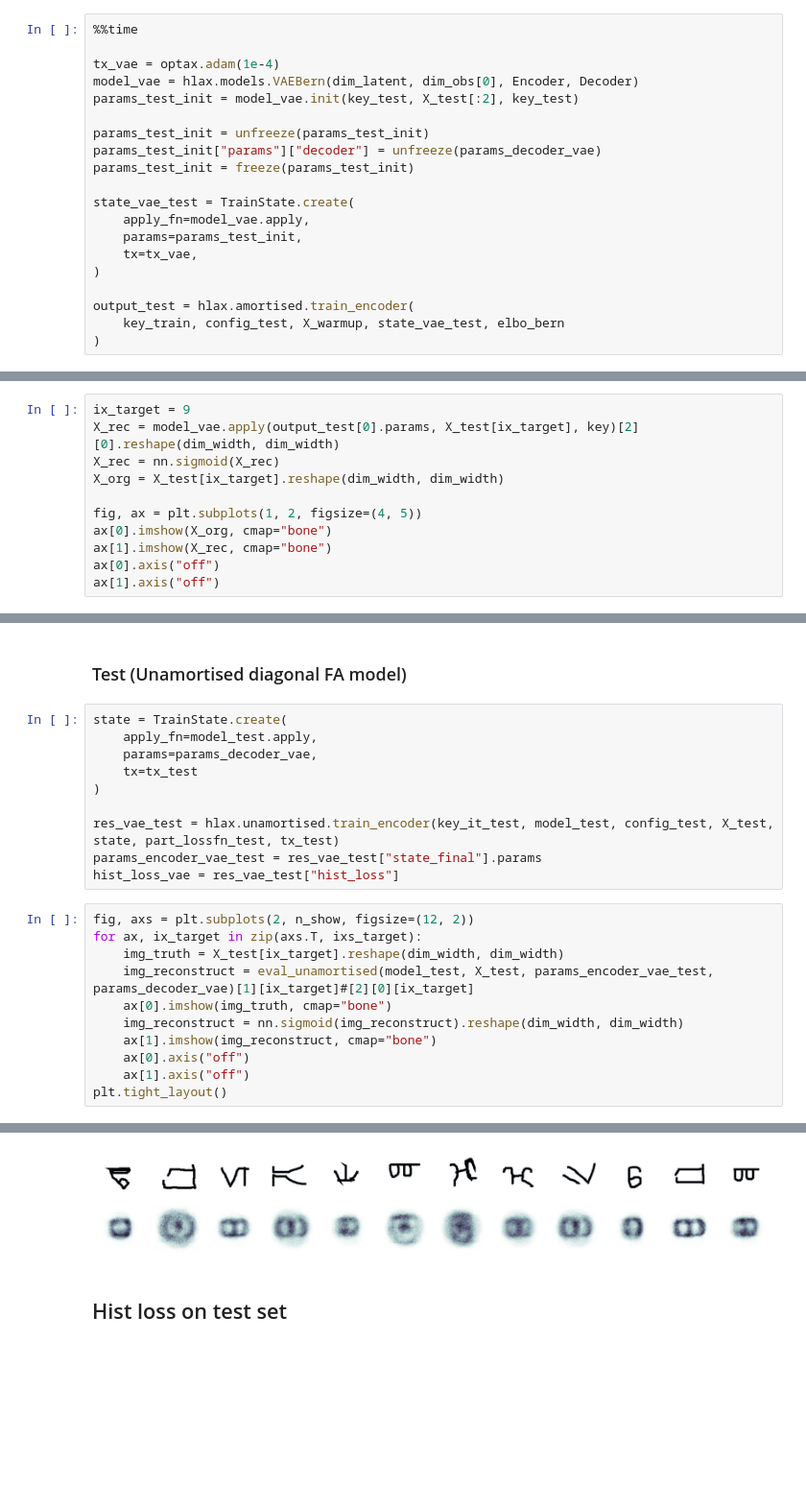
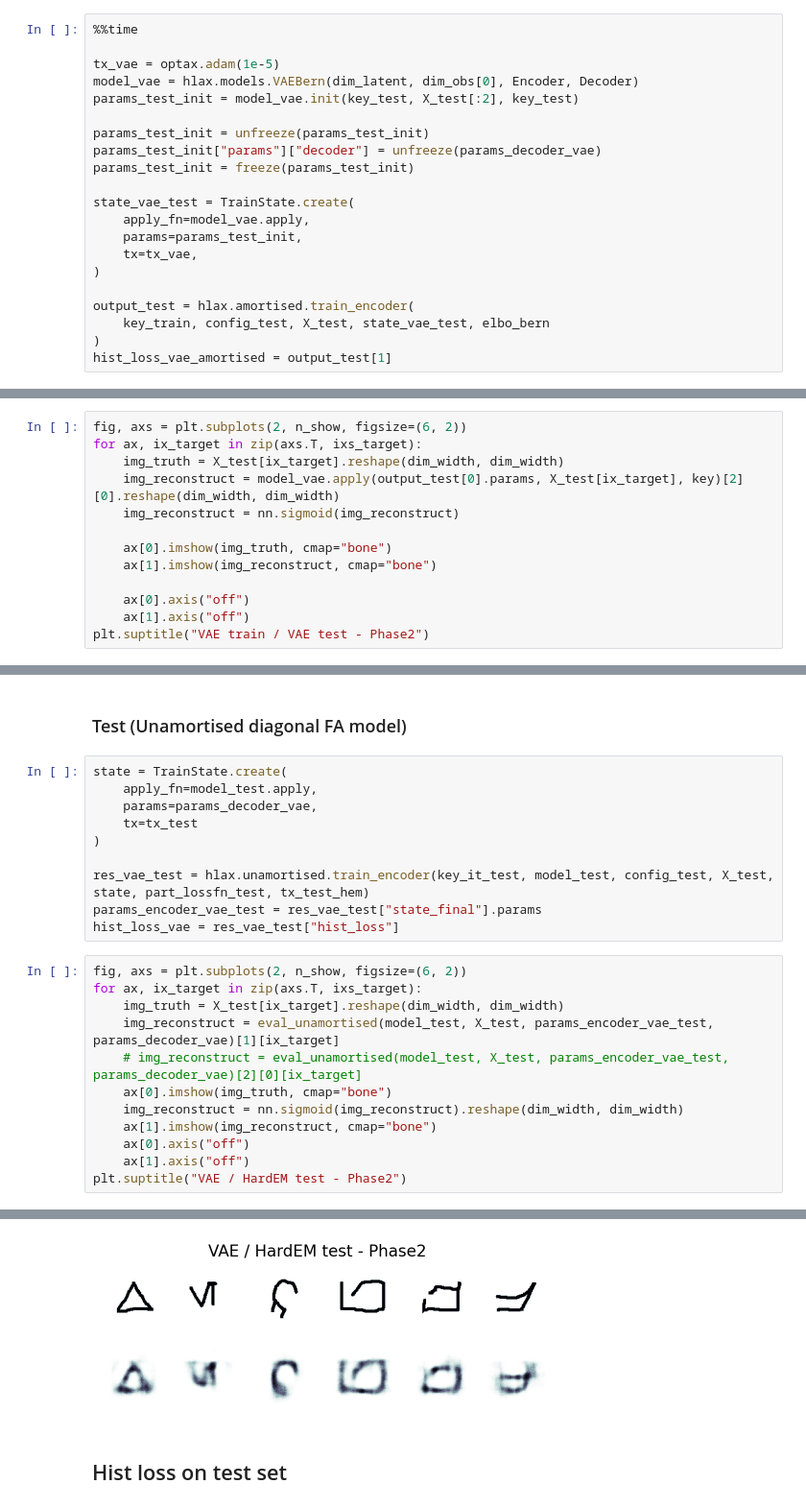
Before and after one commit to gerdm/hard-em-lvm, a Jupyter notebook: notebooks/22-phase1-2-omniglot.ipynb, the cells around one changed output, grey strips where cells are left out. Shown at 96% size. Drawn from its saved outputs; the diff is of its cells as text; blank space fills up the shorter version.

```diff
--- a/notebooks/22-phase1-2-omniglot.ipynb
+++ b/notebooks/22-phase1-2-omniglot.ipynb
@@ -386,7 +408,7 @@ plt.imshow(X_rec, cmap="bone")
 # %%
 %%time
 
-tx_vae = optax.adam(1e-4)
+tx_vae = optax.adam(1e-5)
 model_vae = hlax.models.VAEBern(dim_latent, dim_obs[0], Encoder, Decoder)
 params_test_init = model_vae.init(key_test, X_test[:2], key_test)
 
@@ -401,6 +423,7 @@ state_vae_test = TrainState.create(
 )
 
 output_test = hlax.amortised.train_encoder(
-    key_train, config_test, X_warmup, state_vae_test, elbo_bern
+    key_train, config_test, X_test, state_vae_test, elbo_bern
 )
+hist_loss_vae_amortised = output_test[1]
 # %% [output]
@@ -409,11 +431,0 @@ Wall time: 7.04 s
-# %%
-ix_target = 9
-X_rec = model_vae.apply(output_test[0].params, X_test[ix_target], key)[2][0].reshape(dim_width, dim_width)
-X_rec = nn.sigmoid(X_rec)
-X_org = X_test[ix_target].reshape(dim_width, dim_width)
-
-fig, ax = plt.subplots(1, 2, figsize=(4, 5))
-ax[0].imshow(X_org, cmap="bone")
-ax[1].imshow(X_rec, cmap="bone")
-ax[0].axis("off")
-ax[1].axis("off")
@@ -422,0 +432,13 @@ ax[1].axis("off")
+# %%
+fig, axs = plt.subplots(2, n_show, figsize=(6, 2))
+for ax, ix_target in zip(axs.T, ixs_target):
+    img_truth = X_test[ix_target].reshape(dim_width, dim_width)
+    img_reconstruct = model_vae.apply(output_test[0].params, X_test[ix_target], key)[2][0].reshape(dim_width, dim_width)
+    img_reconstruct = nn.sigmoid(img_reconstruct)
+
+    ax[0].imshow(img_truth, cmap="bone")
+    ax[1].imshow(img_reconstruct, cmap="bone")
+
+    ax[0].axis("off")
+    ax[1].axis("off")
+plt.suptitle("VAE train / VAE test - Phase2")
@@ -429,18 +454,19 @@ state = TrainState.create(
     tx=tx_test
 )
 
-res_vae_test = hlax.unamortised.train_encoder(key_it_test, model_test, config_test, X_test, state, part_lossfn_test, tx_test)
+res_vae_test = hlax.unamortised.train_encoder(key_it_test, model_test, config_test, X_test, state, part_lossfn_test, tx_test_hem)
 params_encoder_vae_test = res_vae_test["state_final"].params
 hist_loss_vae = res_vae_test["hist_loss"]
 # %%
-fig, axs = plt.subplots(2, n_show, figsize=(12, 2))
+fig, axs = plt.subplots(2, n_show, figsize=(6, 2))
 for ax, ix_target in zip(axs.T, ixs_target):
     img_truth = X_test[ix_target].reshape(dim_width, dim_width)
-    img_reconstruct = eval_unamortised(model_test, X_test, params_encoder_vae_test, params_decoder_vae)[1][ix_target]#[2][0][ix_target]
+    img_reconstruct = eval_unamortised(model_test, X_test, params_encoder_vae_test, params_decoder_vae)[1][ix_target]
+    # img_reconstruct = eval_unamortised(model_test, X_test, params_encoder_vae_test, params_decoder_vae)[2][0][ix_target]
     ax[0].imshow(img_truth, cmap="bone")
     img_reconstruct = nn.sigmoid(img_reconstruct).reshape(dim_width, dim_width)
     ax[1].imshow(img_reconstruct, cmap="bone")
     ax[0].axis("off")
     ax[1].axis("off")
-plt.tight_layout()
+plt.suptitle("VAE / HardEM test - Phase2")
 # %% [output]
@@ -447,4 +474,4 @@ plt.tight_layout()
-[figure, old version]
+[figure, new version]
 # %% [markdown]
 ## Hist loss on test set
 # %%
```
Also changed, not shown: parts of 22 cells of this notebook, 3 other files.
